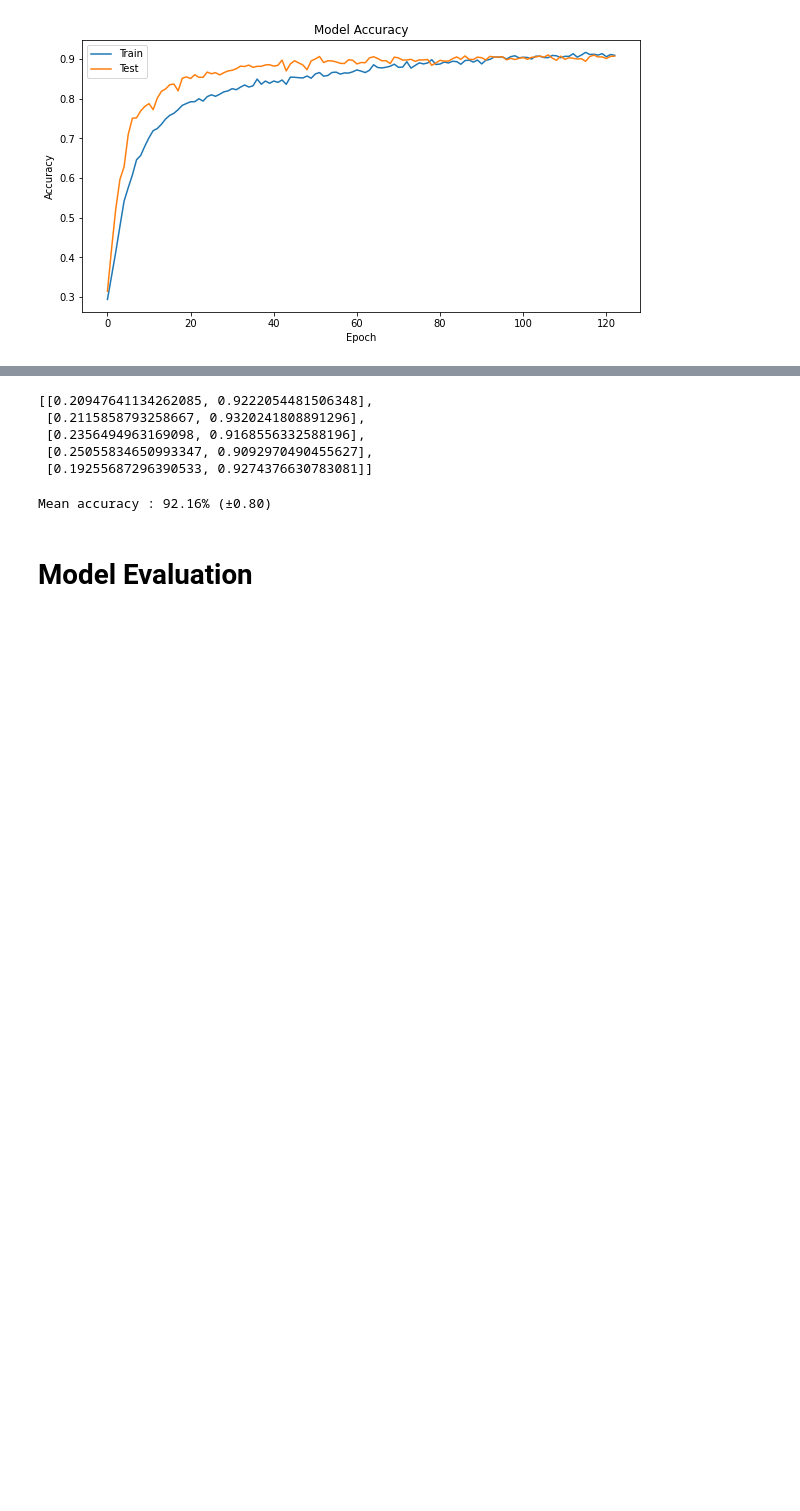
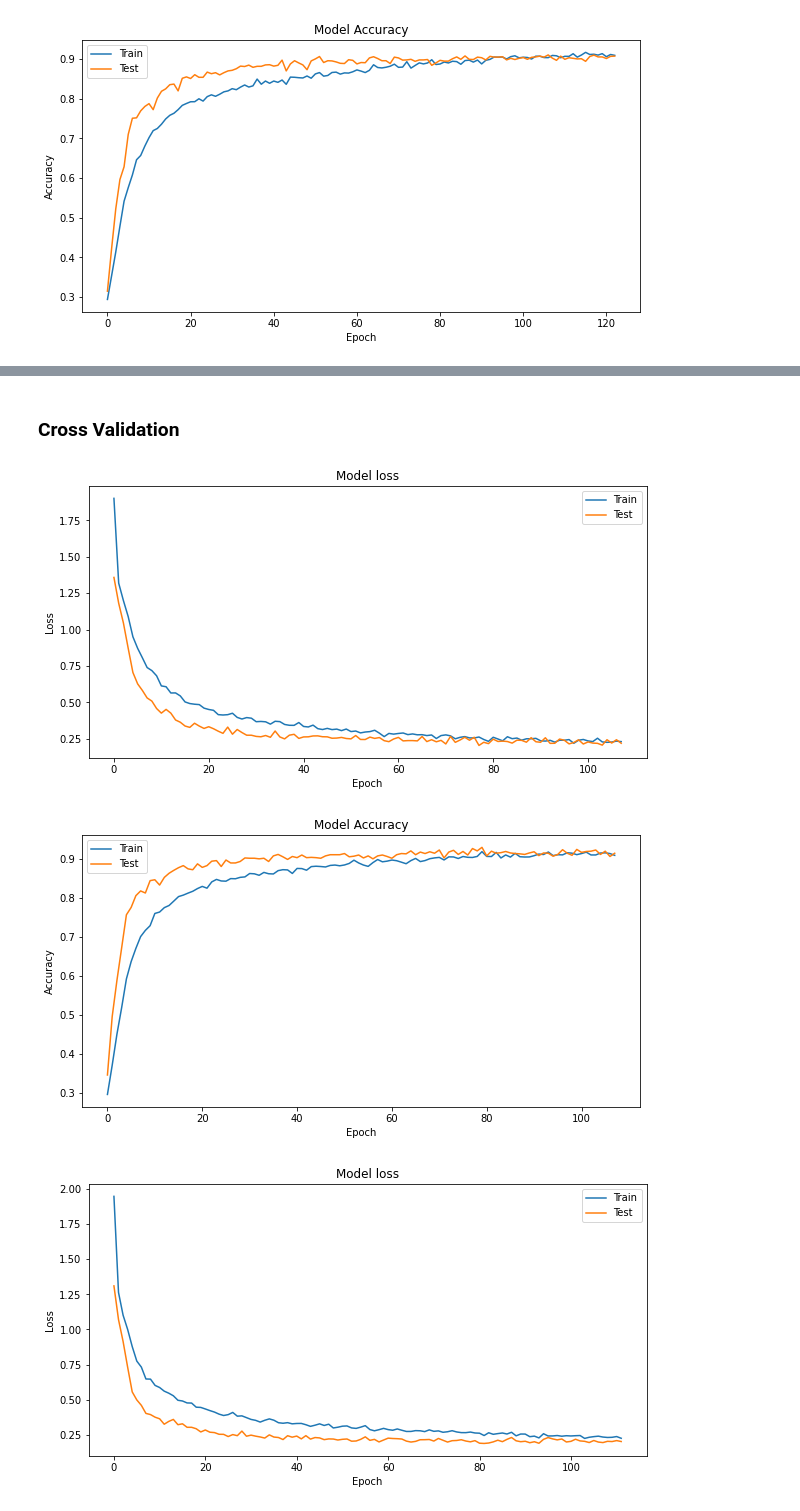
Before and after one commit to lee-onidas/simple_ASR, a Jupyter notebook: Simple_ASR_nb.ipynb, the cells around one changed output, grey strips where cells are left out. Cells and saved outputs as stored; diff of their text form; code cells hidden in the pictures; blank space fills up the shorter version.

Commit message:
added cross validation

```diff
--- a/Simple_ASR_nb.ipynb
+++ b/Simple_ASR_nb.ipynb
@@ -527,16 +468,2 @@ for train_index, val_index in kf.split(X_train):
-# %%
-results
-# %% [output]
-[[0.20947641134262085, 0.9222054481506348],
- [0.2115858793258667, 0.9320241808891296],
- [0.2356494963169098, 0.9168556332588196],
- [0.25055834650993347, 0.9092970490455627],
- [0.19255687296390533, 0.9274376630783081]]
-# %%
-accuracy = [_[1] for _ in results]
-
-print(f'Mean accuracy : {np.mean(accuracy)*100:.2f}% (±{np.std(accuracy)*100:.2f})')
-# %% [output]
-Mean accuracy : 92.16% (±0.80)
-# %% [markdown]
-# Model Evaluation
+# %% [markdown]
+### Cross Validation
@@ -542,0 +494,42 @@ Mean accuracy : 92.16% (±0.80)
+# %%
+from sklearn.model_selection import KFold
+
+kf = KFold(n_splits=5)
+kf.get_n_splits()
+
+epochs = 500
+batch_size = 32
+num_classes = 4
+es = EarlyStopping(patience=30, restore_best_weights=True)
+
+results = []
+
+for train_index, val_index in kf.split(X_train):
+
+    # Split the data into train and test
+    X_train2, X_val = X_train[train_index], X_train[val_index]
+    y_train_hot2, y_val_hot = y_train_hot[train_index], y_train_hot[val_index]
+
+    # Initialize the model
+    model = initialize_model()
+
+    # Fit the model on the train data
+    CNN_model_3_history = model.fit(X_train2,
+                                    y_train_hot2,
+                                    validation_data=(X_val, y_val_hot),
+                                    epochs = epochs,
+                                    batch_size = batch_size,
+                                    callbacks=[es],
+                                    verbose = 0)
+
+    # plot loss and accurracy curves for train and val
+    plot_loss_accuracy(CNN_model_3_history)
+
+
+    # Evaluate the model on the test data
+    res = model.evaluate(X_val, y_val_hot, verbose=0)
+    results.append(res)
+# %% [output]
+[figure, added]
+[figure, added]
+[figure, added]
```
Also changed, not shown: parts of 10 cells of this notebook.
